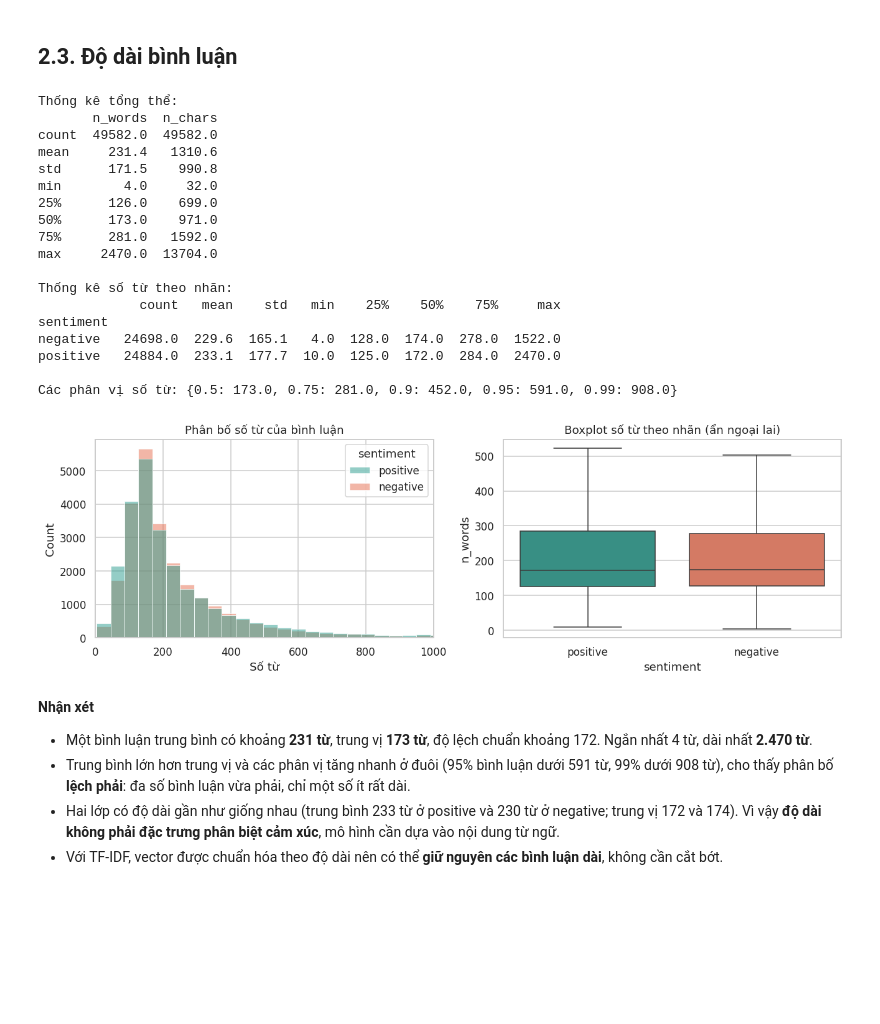
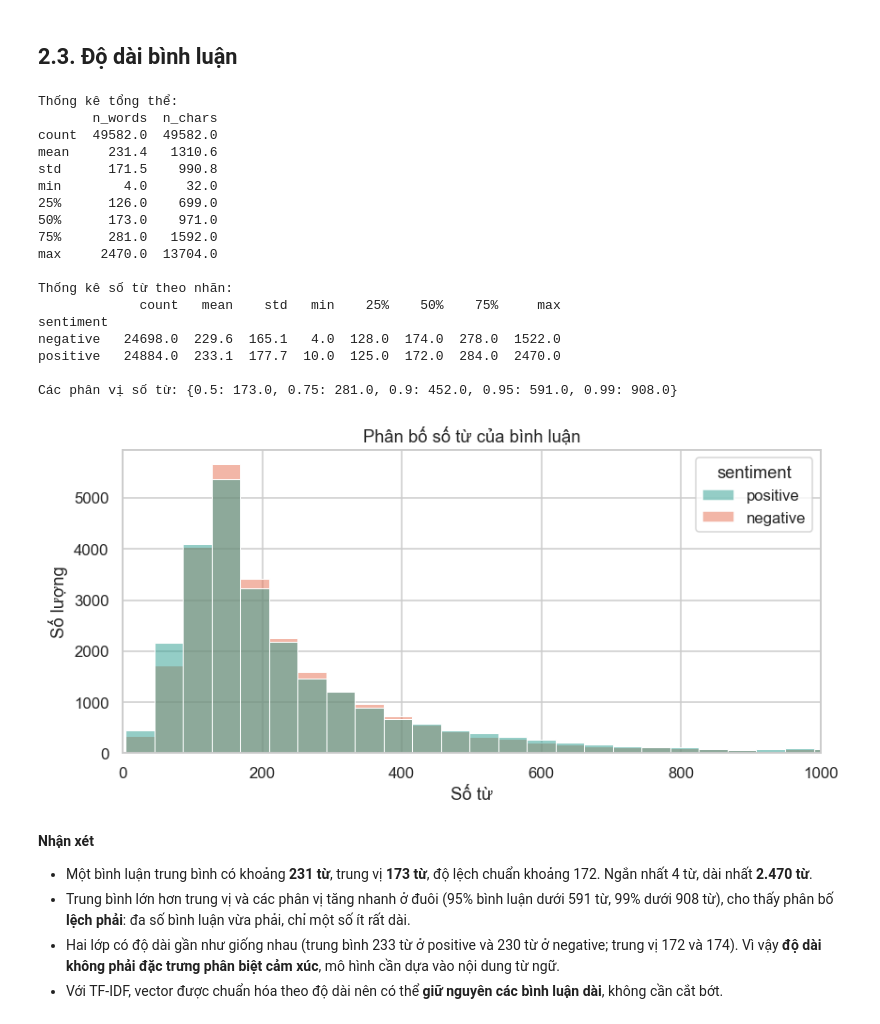
Before and after one commit to Tronghan36/IMDb_Review_Lab, a Jupyter notebook: notebooks/EDA_phan_tich_cam_xuc_IMDB.ipynb, the cells around one changed output. Saved outputs shown, nothing was run; the diff lists cells and outputs as text; code cells hidden in the pictures; blank space fills up the shorter version.

```diff
--- a/notebooks/EDA_phan_tich_cam_xuc_IMDB.ipynb
+++ b/notebooks/EDA_phan_tich_cam_xuc_IMDB.ipynb
@@ -160,42 +167,55 @@ negative         91      48.15
 # %%
 df["n_words"] = df["review"].str.split().str.len()
 df["n_chars"] = df["review"].str.len()
 
 print("Thống kê tổng thể:")
 print(df[["n_words", "n_chars"]].describe().round(1))
 print("\nThống kê số từ theo nhãn:")
 print(df.groupby("sentiment")["n_words"].describe().round(1))
 print("\nCác phân vị số từ:", df["n_words"].quantile([.5, .75, .9, .95, .99]).to_dict())
 
-fig, ax = plt.subplots(1, 2, figsize=(12, 4))
-sns.histplot(data=df, x="n_words", hue="sentiment", bins=60, kde=False,
-             palette={"positive": "#2a9d8f", "negative": "#e76f51"}, ax=ax[0])
-ax[0].set_xlim(0, 1000)
-ax[0].set_title("Phân bố số từ của bình luận"); ax[0].set_xlabel("Số từ")
-sns.boxplot(data=df, x="sentiment", y="n_words", order=["positive", "negative"],
-            palette=["#2a9d8f", "#e76f51"], showfliers=False, ax=ax[1])
-ax[1].set_title("Boxplot số từ theo nhãn (ẩn ngoại lai)")
-plt.tight_layout(); plt.show()
+# Xóa các khung hình cũ còn lưu trong bộ nhớ (tránh bị dính 2 biểu đồ)
+plt.close('all')
+
+# Khởi tạo 1 biểu đồ duy nhất
+fig, ax = plt.subplots(figsize=(8, 4))
+sns.histplot(
+    data=df,
+    x="n_words",
+    hue="sentiment",
+    bins=60,
+    kde=False,
+    palette={"positive": "#2a9d8f", "negative": "#e76f51"},
+    ax=ax
+)
+
+ax.set_xlim(0, 1000)
+ax.set_title("Phân bố số từ của bình luận")
+ax.set_xlabel("Số từ")
+ax.set_ylabel("Số lượng")
+
+plt.tight_layout()
+plt.show()
 # %% [output]
 Thống kê tổng thể:
        n_words  n_chars
 count  49582.0  49582.0
 mean     231.4   1310.6
 std      171.5    990.8
 min        4.0     32.0
 25%      126.0    699.0
 50%      173.0    971.0
 75%      281.0   1592.0
 max     2470.0  13704.0
 
 Thống kê số từ theo nhãn:
              count   mean    std   min    25%    50%    75%     max
 sentiment
 negative   24698.0  229.6  165.1   4.0  128.0  174.0  278.0  1522.0
 positive   24884.0  233.1  177.7  10.0  125.0  172.0  284.0  2470.0
 
 Các phân vị số từ: {0.5: 173.0, 0.75: 281.0, 0.9: 452.0, 0.95: 591.0, 0.99: 908.0}
-[figure, old version]
+[figure, new version]
 # %% [markdown]
 **Nhận xét**
 - Một bình luận trung bình có khoảng **231 từ**, trung vị **173 từ**, độ lệch chuẩn khoảng 172. Ngắn nhất 4 từ, dài nhất **2.470 từ**.
```
Also changed, not shown: parts of 7 cells of this notebook.
